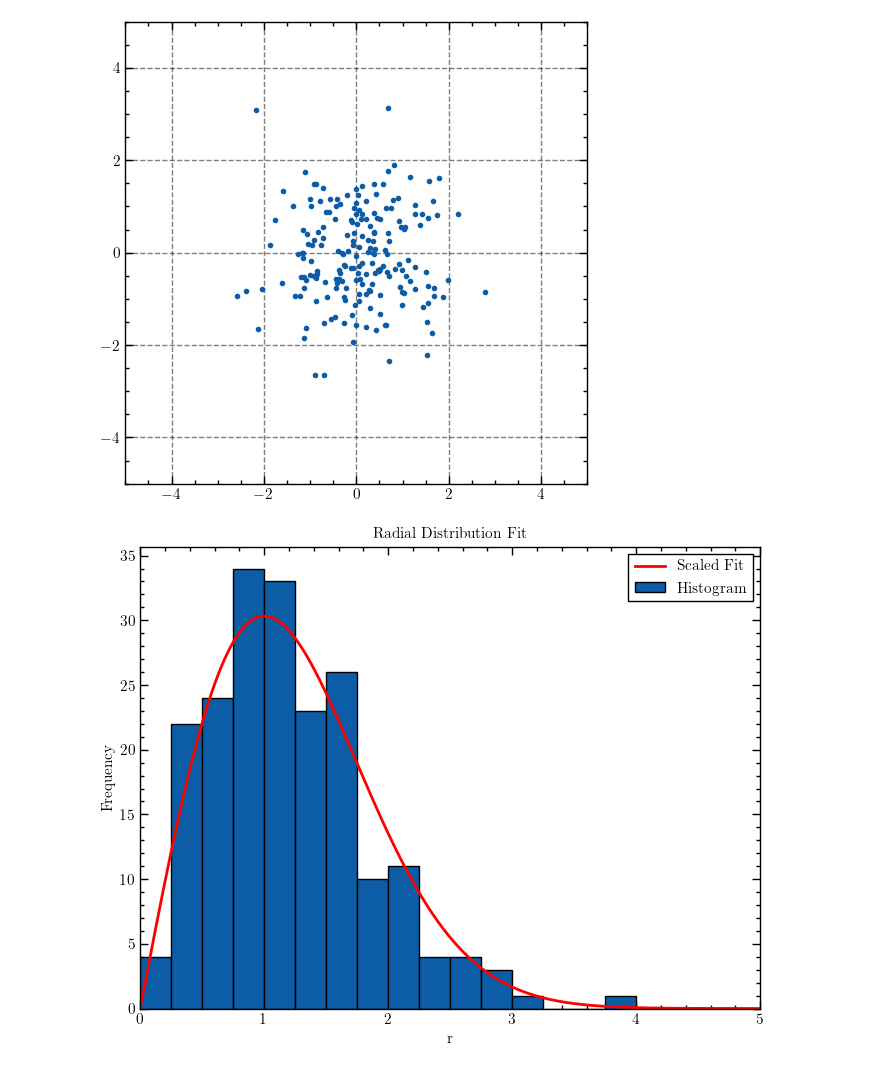
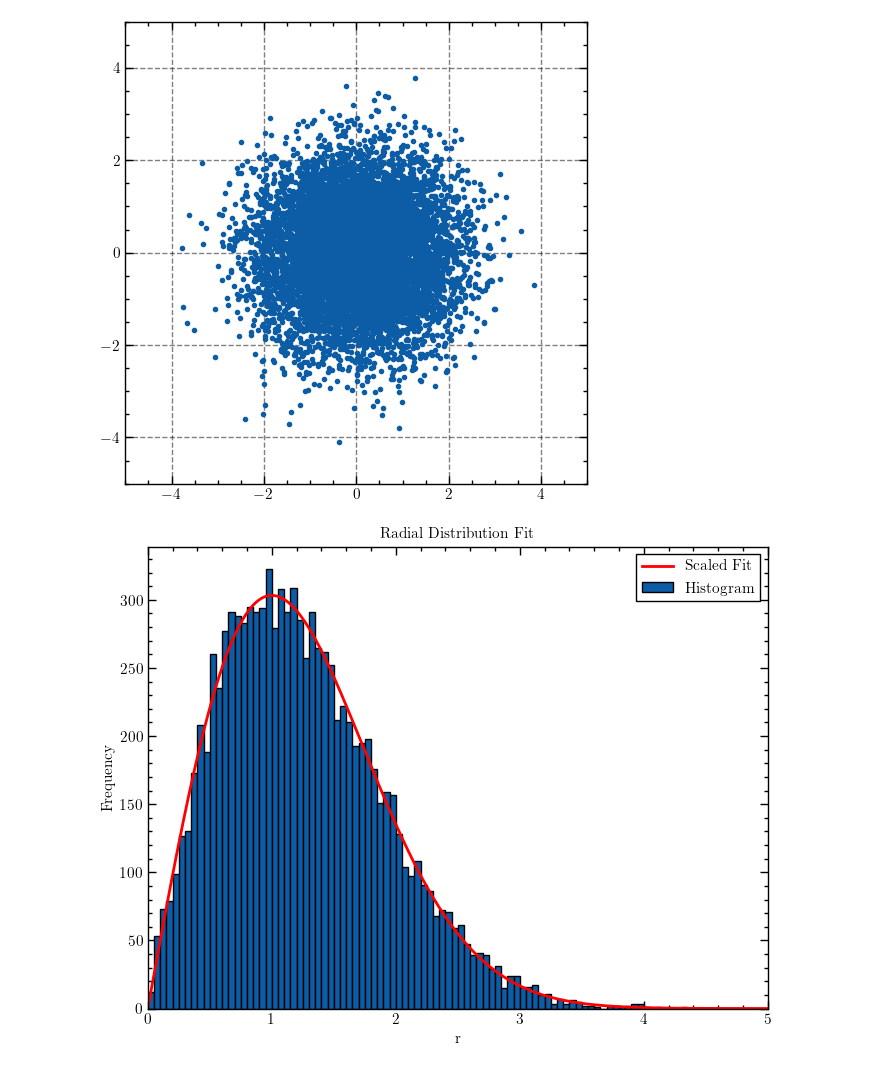
Before and after one commit to silvernuke911/Physics157, a Jupyter notebook: CH1/targets.ipynb, the cells around one changed output. Cells and saved outputs as stored; diff of their text form; code cells hidden in the pictures.

```diff
--- a/CH1/targets.ipynb
+++ b/CH1/targets.ipynb
@@ -93,6 +91,6 @@ plt.show()
 # %%
 # Step 1: Generate 2D normally distributed points
-size = 200
+size = 10000
 sigma = 1
 x = np.random.normal(0, sigma, size)
 y = np.random.normal(0, sigma, size)
@@ -108,35 +106,36 @@ plt.show()
 r = np.sqrt(x**2 + y**2)
 
 # Step 4: Compute histogram of r
-bin_edges = np.linspace(0, 5, 21)  # 50 bins from 0 to 5
+bin_num = int(np.sqrt(size))
+bin_edges = np.linspace(0, 5, bin_num+1)  # 50 bins from 0 to 5
 heights, bins = np.histogram(r, bins=bin_edges, density=False)  # Raw counts
 bin_width = bins[1] - bins[0]
 bin_centers = (bins[:-1] + bins[1:]) / 2  # Compute bin centers
 
 # Step 5: Define the theoretical function f(r) = (r / sigma^2) * exp(-r^2 / (2 sigma^2))
 def radial_distribution(r, sigma):
     return (r / sigma**2) * np.exp(-r**2 / (2 * sigma**2))
 
 # Step 6: Compute theoretical values
 r_f = np.linspace(0, 5, 1000)  # Smooth curve
 f_r = radial_distribution(r_f, sigma)
 
 # Step 7: Scale f(r) to match histogram
 A = np.sum(heights * bin_width) #/ np.trapezoid(f_r, r_f)  # Scaling factor
 f_r_scaled = A * f_r  # Scale function to match histogram
 
 # Step 8: Plot histogram and scaled theoretical curve
 plt.bar(bin_centers, heights, width=bin_width, edgecolor = 'k', label='Histogram')
 plt.plot(r_f, f_r_scaled, color='r', linewidth=2, label='Scaled Fit')
 
 # Step 9: Labels and legend
 plt.xlabel('r')
 plt.ylabel('Frequency')
 plt.title('Radial Distribution Fit')
 plt.legend()
 plt.grid()
 plt.xlim(0,5)
 plt.show()
 # %% [output]
-[figure, old version]
+[figure, new version]
-[figure, old version]
+[figure, new version]
```
Also changed, not shown: parts of 5 cells of this notebook, 1 other file.
